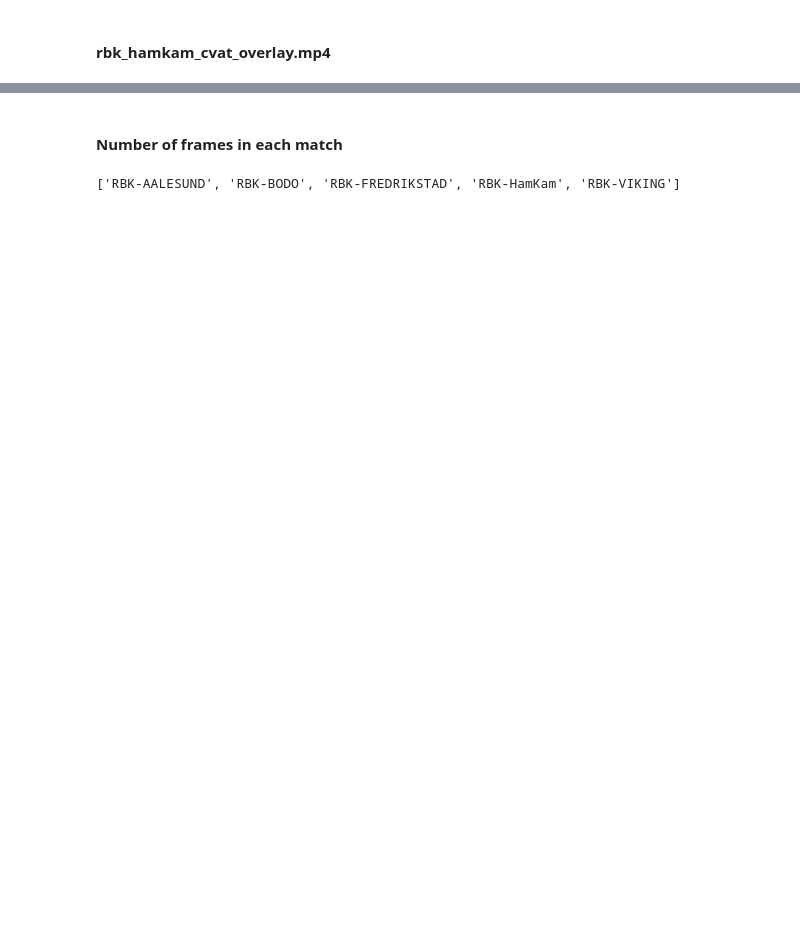
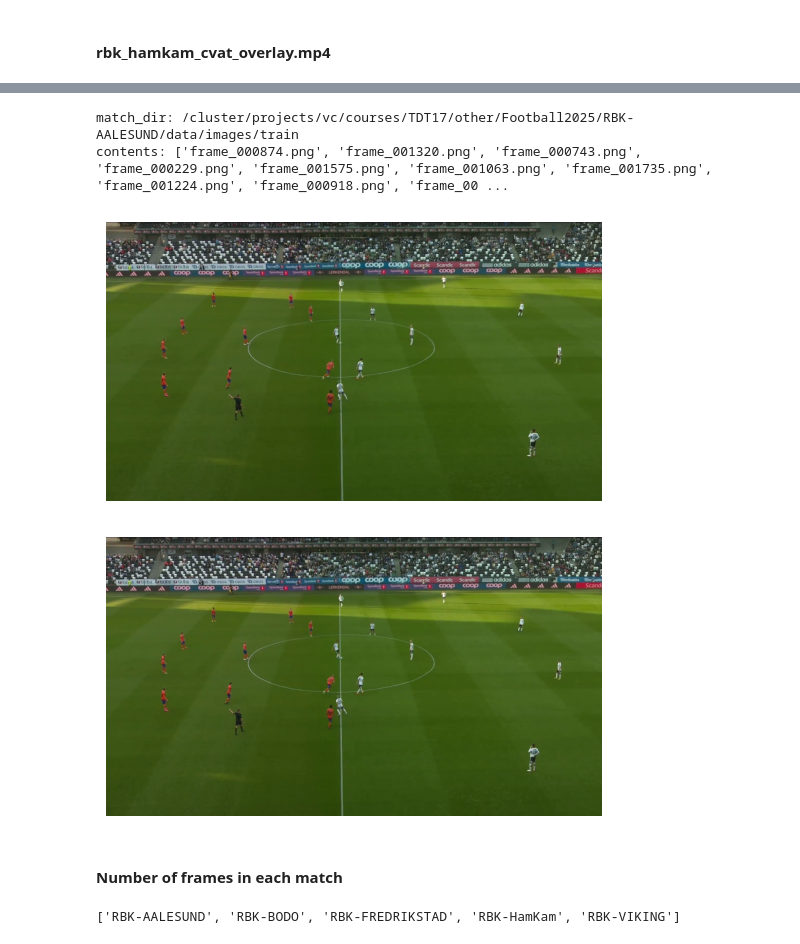
Before and after one commit to eliasls/tdt17-task4-football-2025, a Jupyter notebook: notebooks/exploratory_data_analysis.ipynb, the cells around one changed output, grey strips where cells are left out. Drawn from its saved outputs; the diff is of its cells as text; code cells hidden in the pictures; blank space fills up the shorter version.

```diff
--- a/notebooks/exploratory_data_analysis.ipynb
+++ b/notebooks/exploratory_data_analysis.ipynb
@@ -274,3 +285,33 @@ Video(dst, embed=False, width=640)
+# %%
+train_images = "data/images/train"
+data_dir = os.path.join("/cluster/projects/vc/courses/TDT17/other/Football2025/RBK-AALESUND", train_images)
+print("match_dir:", data_dir)
+print("contents:", os.listdir(data_dir))
+
+image = "frame_000120.png"
+image_path = os.path.join(data_dir, image)
+
+img = cv2.imread(str(image_path))
+img = cv2.cvtColor(img, cv2.COLOR_BGR2RGB)
+
+plt.imshow(img)
+plt.axis("off")
+plt.show()
+
+image = "frame_000121.png"
+image_path = os.path.join(data_dir, image)
+
+img = cv2.imread(str(image_path))
+img = cv2.cvtColor(img, cv2.COLOR_BGR2RGB)
+
+plt.imshow(img)
+plt.axis("off")
+plt.show()
+# %% [output]
+match_dir: /cluster/projects/vc/courses/TDT17/other/Football2025/RBK-AALESUND/data/images/train
+contents: ['frame_000874.png', 'frame_001320.png', 'frame_000743.png', 'frame_000229.png', 'frame_001575.png', 'frame_001063.png', 'frame_001735.png', 'frame_001224.png', 'frame_000918.png', 'frame_00 ...
+[figure, added]
+[figure, added]
 # %% [markdown]
 #### Number of frames in each match
 # %%
```
Also changed, not shown: parts of 12 cells of this notebook, 1 other file.
